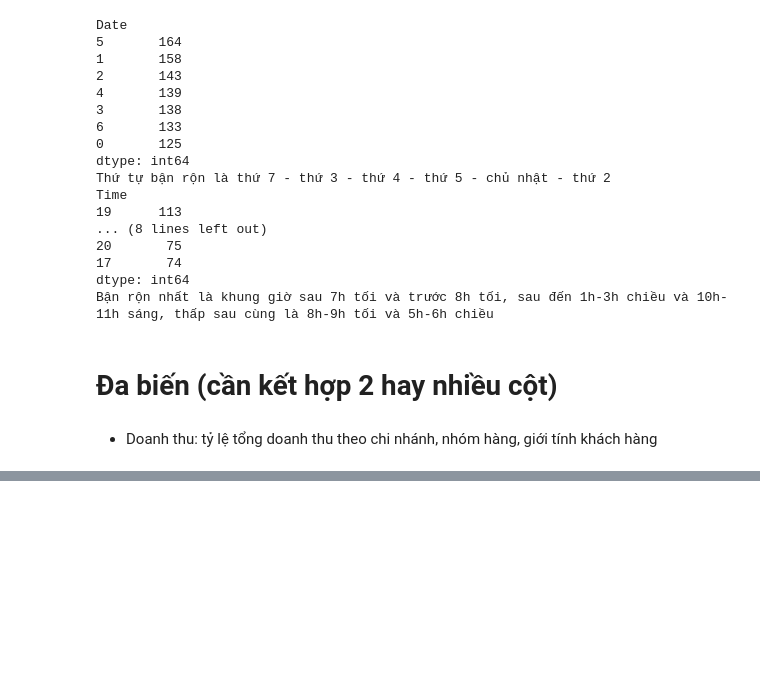
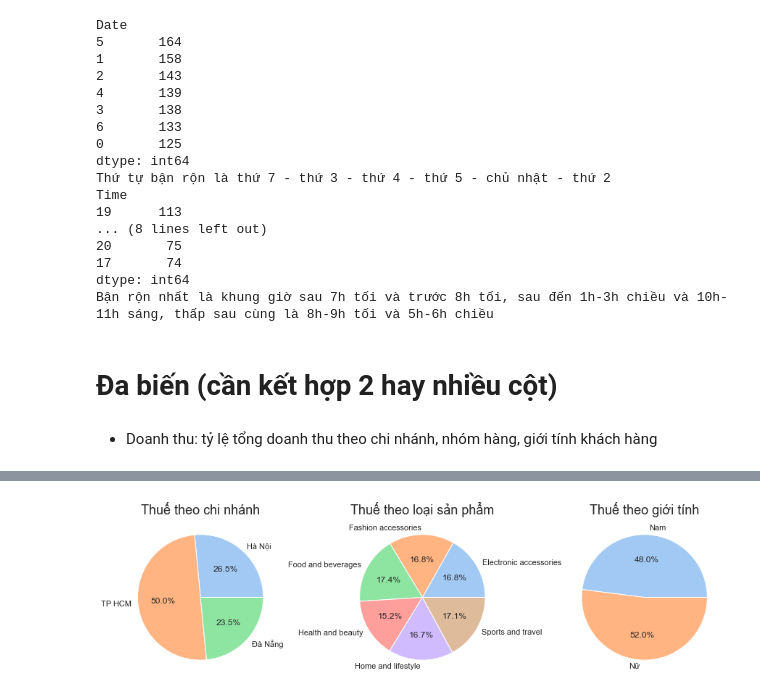
Before and after one commit to Hoanpc777/Python1, a Jupyter notebook: B13/[DS03]_[8.1]_[PhanCongHoan].ipynb, the cells around one changed output, grey strips where cells are left out. Saved outputs shown, nothing was run; the diff lists cells and outputs as text; code cells hidden in the pictures; blank space fills up the shorter version.

```diff
--- a/B13/[DS03]_[8.1]_[PhanCongHoan].ipynb
+++ b/B13/[DS03]_[8.1]_[PhanCongHoan].ipynb
@@ -171,3 +171,23 @@ plt.show()
+# %%
+total_city_sum = raw_data.groupby(['City']).sum().reset_index().loc[:,['City','Tax 5%']]
+total_prd_sum = raw_data.groupby(['Product line']).sum().reset_index().loc[:,['Product line','Tax 5%']]
+total_gen_sum = raw_data.groupby(['Gender']).sum().reset_index().loc[:,['Gender','Tax 5%']]
+#define Seaborn color palette to use
+colors = sb.color_palette('pastel')[0:7]
+#create pie chart
+fig, ax = plt.subplots(1, 3,figsize=(12,30), constrained_layout=True)
+# Khu vực
+ax[0].pie(total_city_sum['Tax 5%'], labels = total_city_sum['City'], colors = colors, autopct='%.1f%%')
+ax[0].set_title('Thuế theo chi nhánh',fontsize=18)
+# Sản phẩm
+ax[1].pie(total_prd_sum['Tax 5%'], labels = total_prd_sum['Product line'], colors = colors, autopct='%.1f%%')
+ax[1].set_title('Thuế theo loại sản phẩm',fontsize=18)
+#
+ax[2].pie(total_gen_sum['Tax 5%'], labels = total_gen_sum['Gender'], colors = colors, autopct='%.1f%%')
+ax[2].set_title('Thuế theo giới tính',fontsize=18)
+plt.show()
+# %% [output]
+[figure, added]
 # %%
 raw_data
 # %% [output]
```
Also changed, not shown: parts of 1 cell of this notebook.
